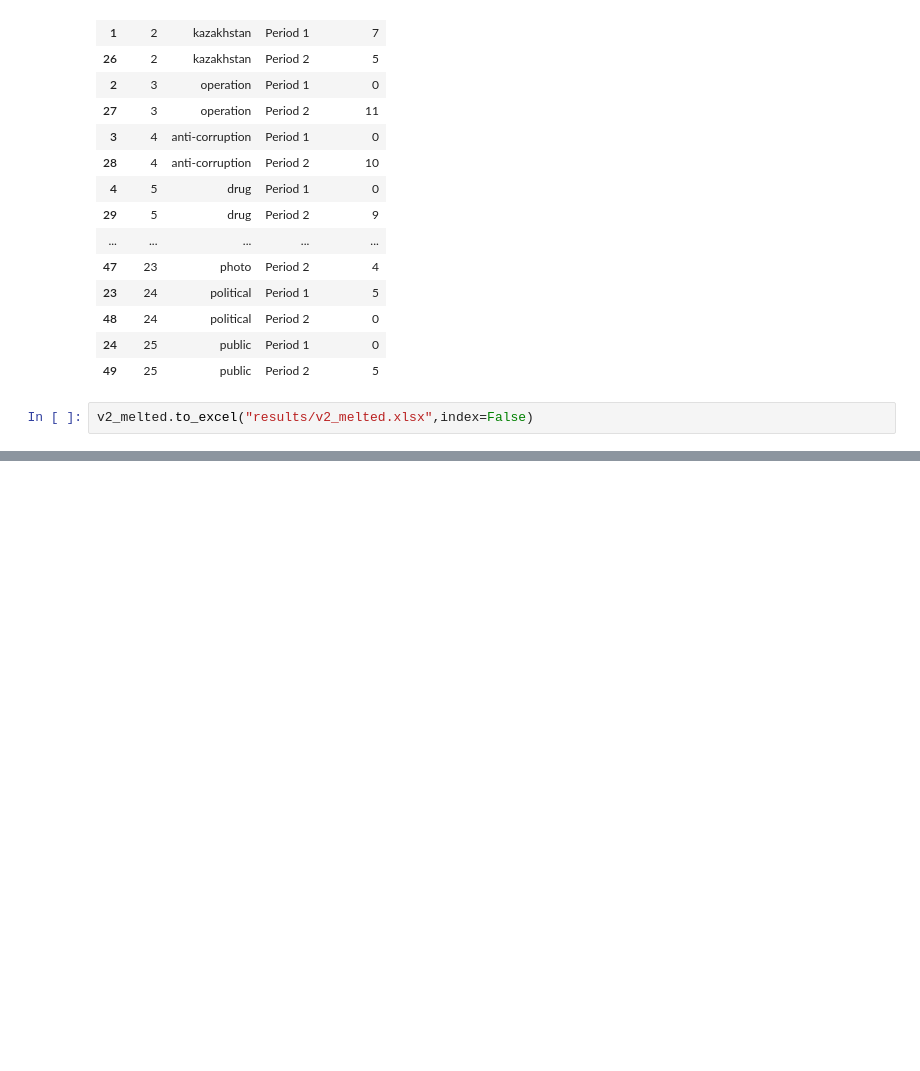
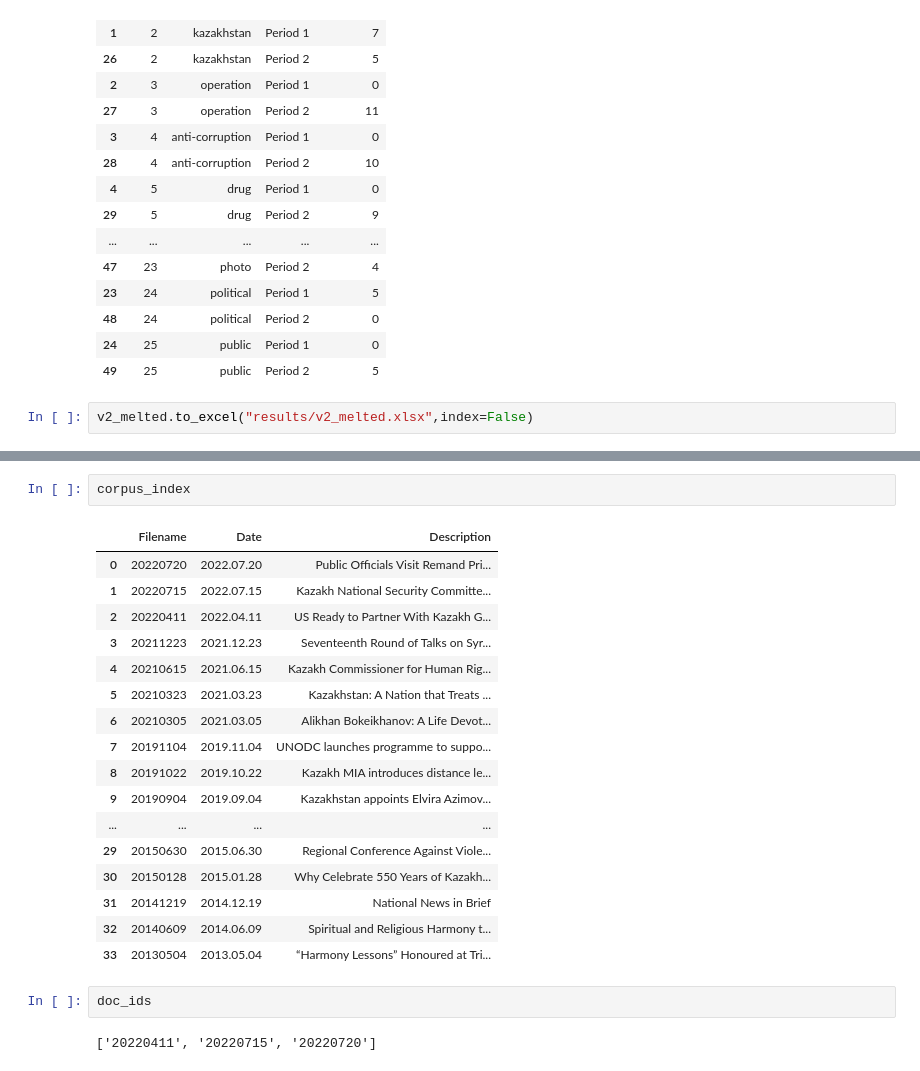
Before and after one commit to seouljake/kimep-data-science-lab, a Jupyter notebook: 2023.02 CSS3501_4 Text Analysis in Python/Task 4.2 - Keyword Analysis.ipynb, the cells around one changed output, grey strips where cells are left out. Cells and saved outputs as stored; diff of their text form; blank space fills up the shorter version.

```diff
--- a/2023.02 CSS3501_4 Text Analysis in Python/Task 4.2 - Keyword Analysis.ipynb
+++ b/2023.02 CSS3501_4 Text Analysis in Python/Task 4.2 - Keyword Analysis.ipynb
@@ -880,0 +695,24 @@ https://www.wordclouds.com/
+# %%
+corpus_index
+# %% [output]
+|  | Filename | Date | Description |
+| 0 | 20220720 | 2022.07.20 | Public Officials Visit Remand Pri... |
+| 1 | 20220715 | 2022.07.15 | Kazakh National Security Committe... |
+| 2 | 20220411 | 2022.04.11 | US Ready to Partner With Kazakh G... |
+| 3 | 20211223 | 2021.12.23 | Seventeenth Round of Talks on Syr... |
+| 4 | 20210615 | 2021.06.15 | Kazakh Commissioner for Human Rig... |
+| 5 | 20210323 | 2021.03.23 | Kazakhstan: A Nation that Treats ... |
+| 6 | 20210305 | 2021.03.05 | Alikhan Bokeikhanov: A Life Devot... |
+| 7 | 20191104 | 2019.11.04 | UNODC launches programme to suppo... |
+| 8 | 20191022 | 2019.10.22 | Kazakh MIA introduces distance le... |
+| 9 | 20190904 | 2019.09.04 | Kazakhstan appoints Elvira Azimov... |
+| ... | ... | ... | ... |
+| 29 | 20150630 | 2015.06.30 | Regional Conference Against Viole... |
+| 30 | 20150128 | 2015.01.28 | Why Celebrate 550 Years of Kazakh... |
+| 31 | 20141219 | 2014.12.19 | National News in Brief |
+| 32 | 20140609 | 2014.06.09 | Spiritual and Religious Harmony t... |
+| 33 | 20130504 | 2013.05.04 | “Harmony Lessons” Honoured at Tri... |
+# %%
+doc_ids
+# %% [output]
+['20220411', '20220715', '20220720']
```
Also changed, not shown: parts of 92 cells of this notebook, 42 other files.
